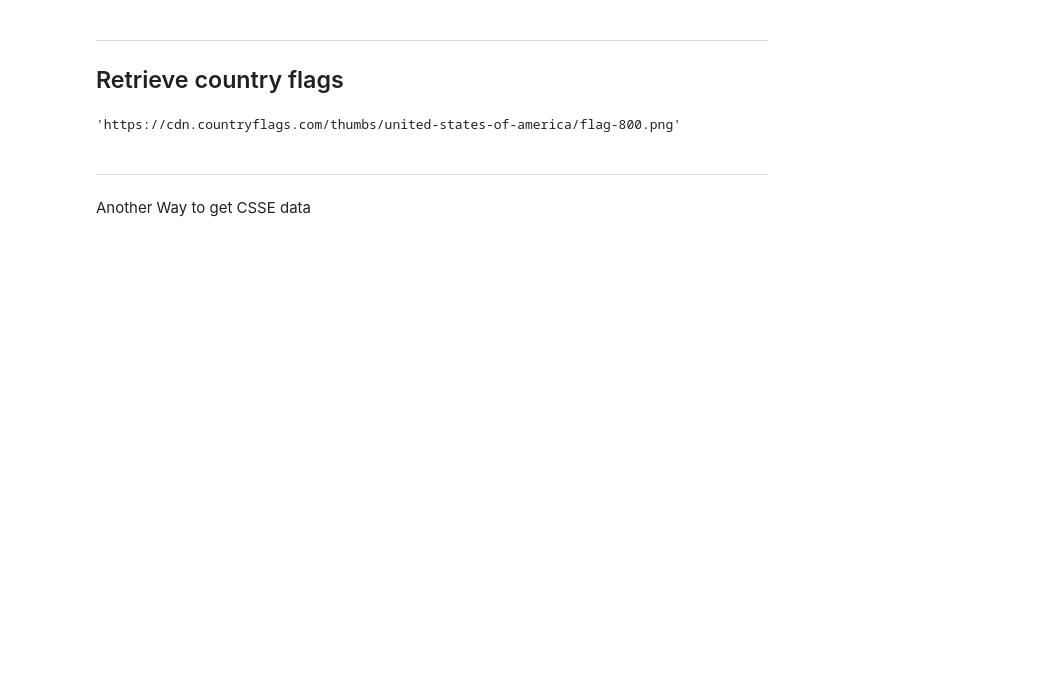
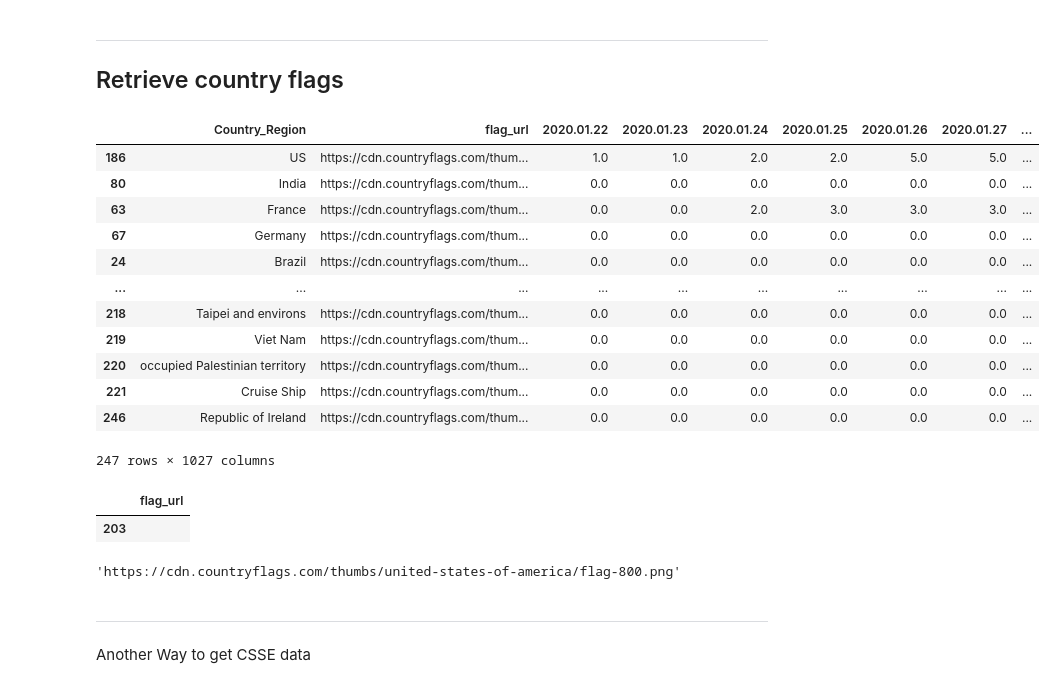
Before and after one commit to jumpingchu/Covid-Data-Visualization, a Jupyter notebook: EDA.ipynb, the cells around one changed output. Saved outputs shown, nothing was run; the diff lists cells and outputs as text; code cells hidden in the pictures; blank space fills up the shorter version.

```diff
--- a/EDA.ipynb
+++ b/EDA.ipynb
@@ -136 +117,27 @@ df_flags['flag_url'] = df_flags['Country_Region'].apply(make_flag_url)
+# %%
+df_with_flags = df_all_sorted.copy()
+# %%
+flag_urls_series = df_with_flags['Country_Region'].apply(make_flag_url)
+df_with_flags.insert(1, 'flag_url', flag_urls_series)
+df_with_flags.loc[df_with_flags['Country_Region'] == 'Others', 'flag_url'] = '' # Remove others' flag url
+df_with_flags
+# %% [output]
+|  | Country_Region | flag_url | 2020.01.22 | 2020.01.23 | 2020.01.24 | 2020.01.25 | 2020.01.26 | 2020.01.27 | ... |
+| 186 | US | https://cdn.countryflags.com/thum... | 1.0 | 1.0 | 2.0 | 2.0 | 5.0 | 5.0 | ... |
+| 80 | India | https://cdn.countryflags.com/thum... | 0.0 | 0.0 | 0.0 | 0.0 | 0.0 | 0.0 | ... |
+| 63 | France | https://cdn.countryflags.com/thum... | 0.0 | 0.0 | 2.0 | 3.0 | 3.0 | 3.0 | ... |
+| 67 | Germany | https://cdn.countryflags.com/thum... | 0.0 | 0.0 | 0.0 | 0.0 | 0.0 | 0.0 | ... |
+| 24 | Brazil | https://cdn.countryflags.com/thum... | 0.0 | 0.0 | 0.0 | 0.0 | 0.0 | 0.0 | ... |
+| ... | ... | ... | ... | ... | ... | ... | ... | ... | ... |
+| 218 | Taipei and environs | https://cdn.countryflags.com/thum... | 0.0 | 0.0 | 0.0 | 0.0 | 0.0 | 0.0 | ... |
+| 219 | Viet Nam | https://cdn.countryflags.com/thum... | 0.0 | 0.0 | 0.0 | 0.0 | 0.0 | 0.0 | ... |
+| 220 | occupied Palestinian territory | https://cdn.countryflags.com/thum... | 0.0 | 0.0 | 0.0 | 0.0 | 0.0 | 0.0 | ... |
+| 221 | Cruise Ship | https://cdn.countryflags.com/thum... | 0.0 | 0.0 | 0.0 | 0.0 | 0.0 | 0.0 | ... |
+| 246 | Republic of Ireland | https://cdn.countryflags.com/thum... | 0.0 | 0.0 | 0.0 | 0.0 | 0.0 | 0.0 | ... |
+247 rows × 1027 columns
+# %%
+df_with_flags.loc[df_with_flags['Country_Region'] == 'Others', ['flag_url']]
+# %% [output]
+|  | flag_url |
+| 203 |  |
 # %%
```
Also changed, not shown: parts of 9 cells of this notebook.
